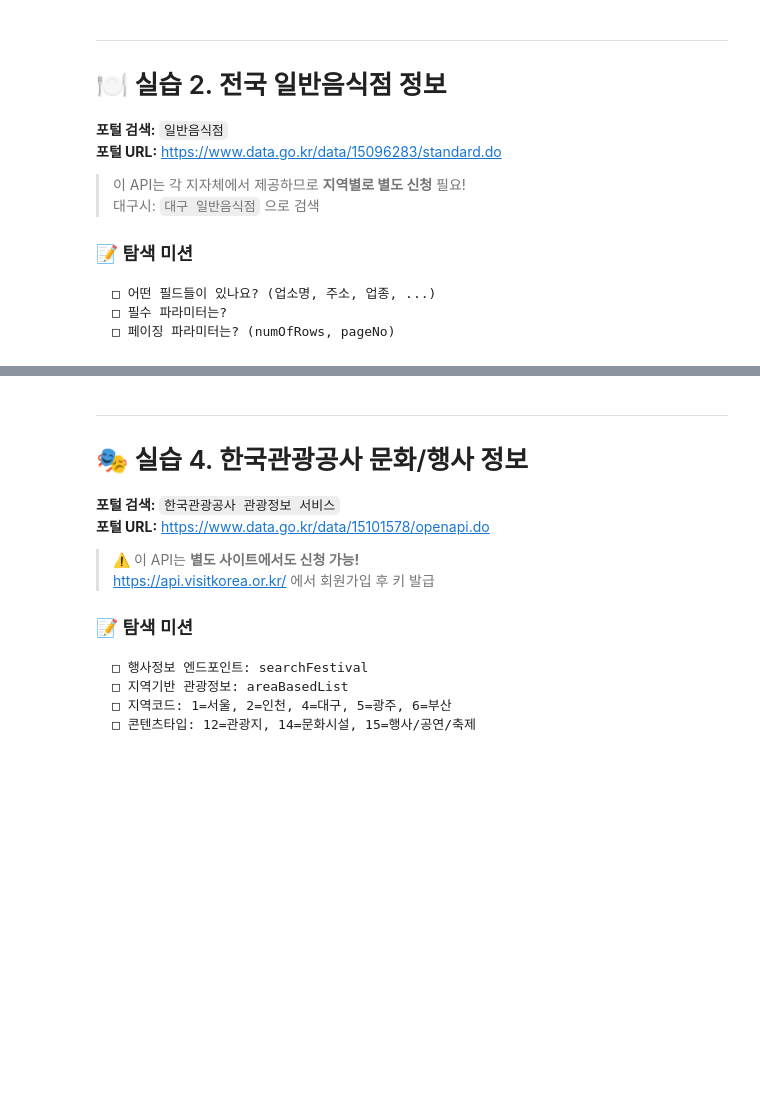
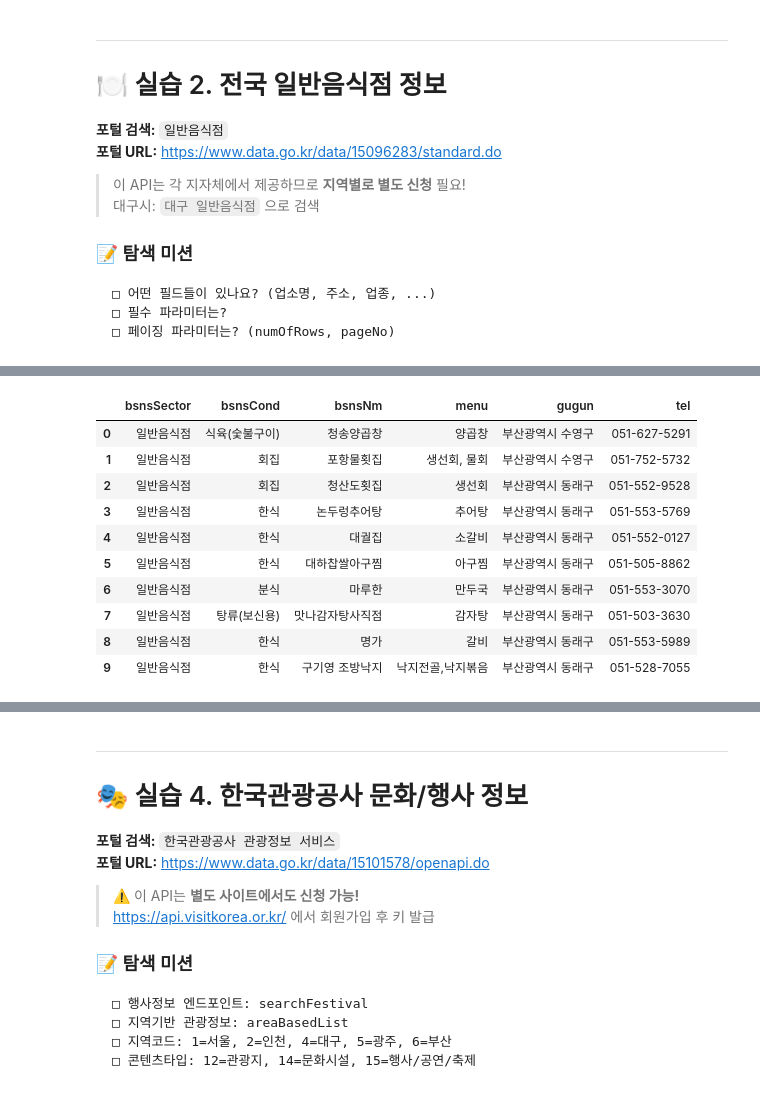
Before and after one commit to ghee01/bigdata2026-basic, a Jupyter notebook: data_analysis/day18_02_public_api_practice_collection.ipynb, the cells around one changed output, grey strips where cells are left out. Drawn from its saved outputs; the diff is of its cells as text; code cells hidden in the pictures; blank space fills up the shorter version.

```diff
--- a/data_analysis/day18_02_public_api_practice_collection.ipynb
+++ b/data_analysis/day18_02_public_api_practice_collection.ipynb
@@ -219,13 +234,13 @@ data_w
 # 🍽️ 일반음식점 정보 조회
 # ※ 지역마다 URL이 다릅니다! Swagger에서 확인한 URL을 입력하세요
 
-url_food = "https://apis.data.go.kr/6270000/rstrntService/getRstrntList"  # 대구 예시
+url_food = "https://apis.data.go.kr/6260000/BusanTblFnrstrnStusService/getTblFnrstrnStusInfo"
 
 params_food = {
     "serviceKey": API_KEY,
     "numOfRows": "10",
     "pageNo": "1",
-    "type": "json"
+    "resultType":"json"
 }
 
 response_f = requests.get(url_food, params=params_food)
@@ -239,9 +272,9 @@ if response_f.status_code == 200:
 # (데이터 구조를 먼저 확인한 후 필드명에 맞게 수정하세요)
 
 # 예시 - 응답 구조에 맞게 수정 필요
-# items = data_f["response"]["body"]["items"]["item"]
-# df = pd.DataFrame(items)
-# print(df.head())
-# print("\n컬럼 목록:", df.columns.tolist())
+items = data_f["response"]["body"]["items"]["item"]
+df = pd.DataFrame(items)
+print(df.head())
+print("\n컬럼 목록:", df.columns.tolist())
 
-print("↑ 주석을 해제하고 실행해보세요!")
+# print("↑ 주석을 해제하고 실행해보세요!")
@@ -247,0 +299,15 @@ print("↑ 주석을 해제하고 실행해보세요!")
+# %%
+df2 = df.loc[:,['bsnsSector', 'bsnsCond', 'bsnsNm', 'menu', 'gugun', 'tel']]
+df2
+# %% [output]
+|  | bsnsSector | bsnsCond | bsnsNm | menu | gugun | tel |
+| 0 | 일반음식점 | 식육(숯불구이) | 청송양곱창 | 양곱창 | 부산광역시 수영구 | 051-627-5291 |
+| 1 | 일반음식점 | 회집 | 포항물횟집 | 생선회, 물회 | 부산광역시 수영구 | 051-752-5732 |
+| 2 | 일반음식점 | 회집 | 청산도횟집 | 생선회 | 부산광역시 동래구 | 051-552-9528 |
+| 3 | 일반음식점 | 한식 | 논두렁추어탕 | 추어탕 | 부산광역시 동래구 | 051-553-5769 |
+| 4 | 일반음식점 | 한식 | 대궐집 | 소갈비 | 부산광역시 동래구 | 051-552-0127 |
+| 5 | 일반음식점 | 한식 | 대하찹쌀아구찜 | 아구찜 | 부산광역시 동래구 | 051-505-8862 |
+| 6 | 일반음식점 | 분식 | 마루한 | 만두국 | 부산광역시 동래구 | 051-553-3070 |
+| 7 | 일반음식점 | 탕류(보신용) | 맛나감자탕사직점 | 감자탕 | 부산광역시 동래구 | 051-503-3630 |
+| 8 | 일반음식점 | 한식 | 명가 | 갈비 | 부산광역시 동래구 | 051-553-5989 |
+| 9 | 일반음식점 | 한식 | 구기영 조방낙지 | 낙지전골,낙지볶음 | 부산광역시 동래구 | 051-528-7055 |
```
Also changed, not shown: parts of 18 cells of this notebook, 3 other files.
